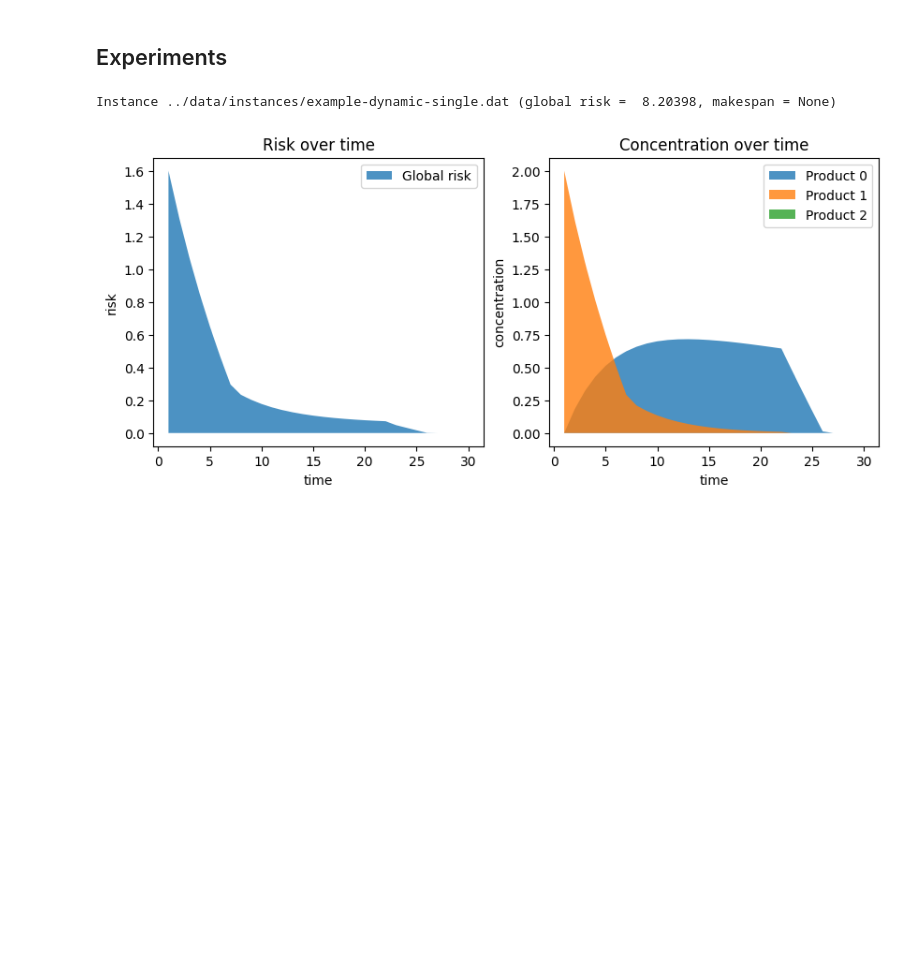
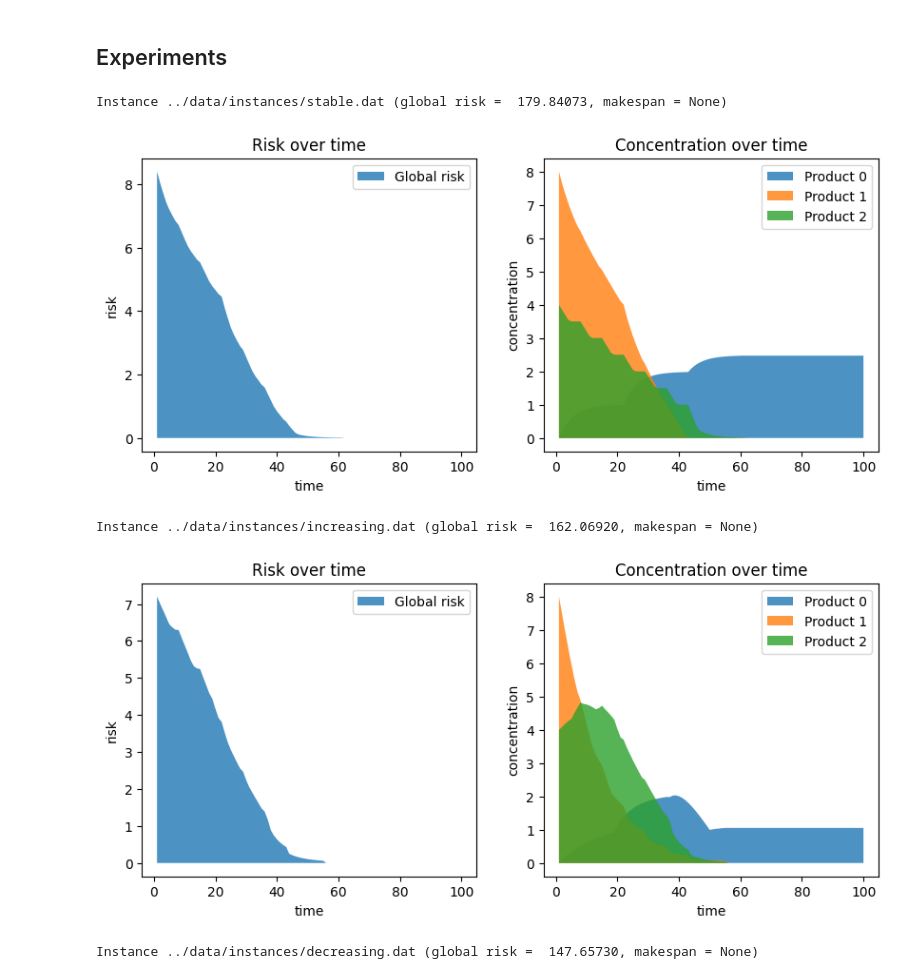
Before and after one commit to gacheiro/optlis, a Jupyter notebook: notebooks/Dynamic tranformation and degradation.ipynb, the cells around one changed output. Cells and saved outputs as stored; diff of their text form; code cells hidden in the pictures; blank space fills up the shorter version.

```diff
--- a/notebooks/Dynamic tranformation and degradation.ipynb
+++ b/notebooks/Dynamic tranformation and degradation.ipynb
@@ -37,7 +37,7 @@ from optlis import import_solution
 from optlis.dynamic import load_instance
 
 
-MAKESPAN = 30
+MAKESPAN = 100
 
 
 def _risk_at_time(inst, sol, t):
@@ -105,17 +105,20 @@ def plot_graphs(instance_path, sol_path):
 # %%
 # import sys
 # from IPython.utils import io
 
-# for instance_name in ("stable", "increasing", "decreasing"):
-#    plot_graphs(
-#        f"../data/instances/{instance_name}.dat",
-#        f"../data/solutions/{instance_name}.sol"
-#    )
+for instance_name in ("stable", "increasing", "decreasing"):
+    plot_graphs(
+        f"../data/instances/{instance_name}.dat",
+        f"../data/solutions/{instance_name}.sol"
+    )
 
-plot_graphs(
-    f"../data/instances/example-dynamic-single.dat",
-    f"../data/solutions/example-dynamic-single.sol"
-)
+# plot_graphs(
+#     f"../data/instances/example-dynamic-single.dat",
+#     f"../data/solutions/example-dynamic-single.sol"
+# )
 # %% [output]
-Instance ../data/instances/example-dynamic-single.dat (global risk =  8.20398, makespan = None)
+Instance ../data/instances/stable.dat (global risk =  179.84073, makespan = None)
-[figure, old version]
+[figure, new version]
+Instance ../data/instances/increasing.dat (global risk =  162.06920, makespan = None)
+[figure, added]
+Instance ../data/instances/decreasing.dat (global risk =  147.65730, makespan = None)
```
Also changed, not shown: parts of 1 cell of this notebook, 6 other files.
